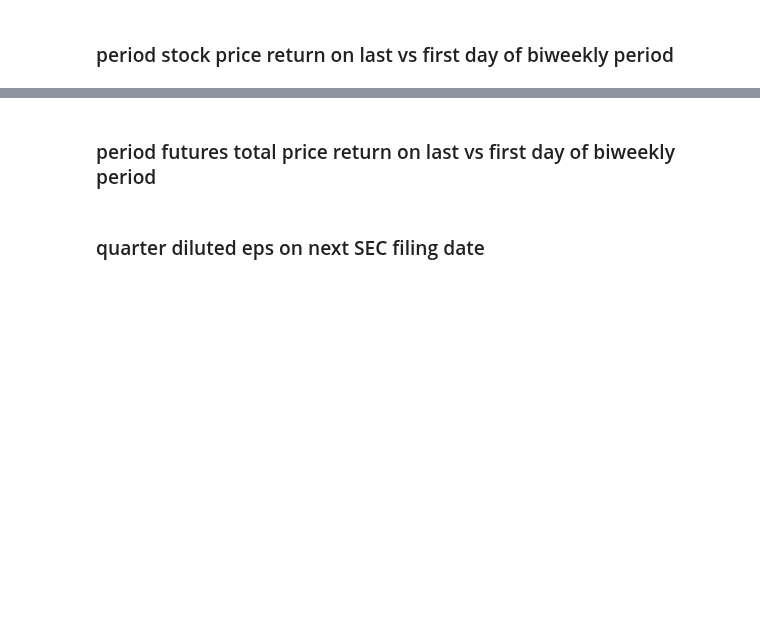
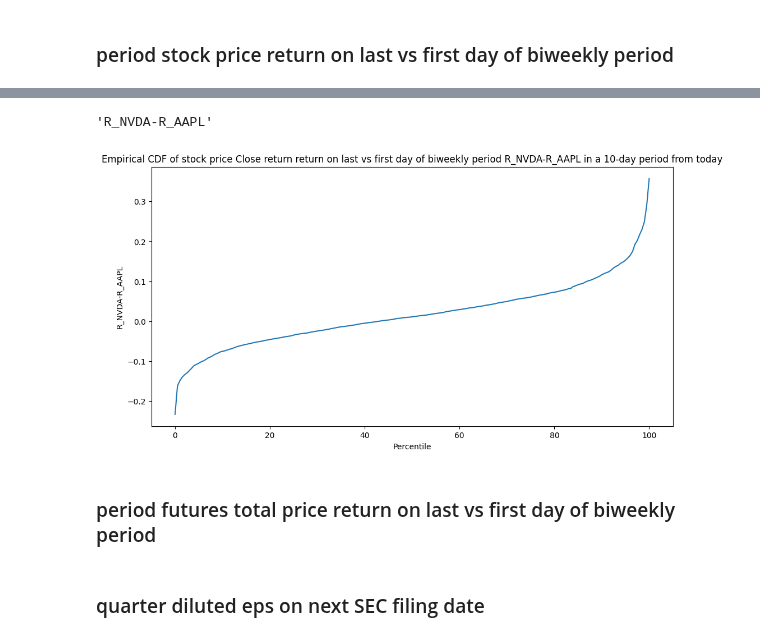
Before and after one commit to catskillsresearch/metac-bot-template, a Jupyter notebook: Explore group question 4.ipynb, the cells around one changed output, grey strips where cells are left out. Cells and saved outputs as stored; diff of their text form; code cells hidden in the pictures; blank space fills up the shorter version.

```diff
--- a/Explore group question 4.ipynb
+++ b/Explore group question 4.ipynb
@@ -179,0 +196,4 @@ title, observable, period_type, period, data
+# %%
+A2 = data[('yahoo','NVDA','price')]['Close'].values
+# %%
+A1 = data[('yahoo','AAPL','price')]['Close'].values
@@ -179,0 +210,10 @@ title, observable, period_type, period, data
+# %%
+start_date, end_date = [datetime.strptime(date_str, "%Y-%m-%d") for date_str in period]
+lookahead = np.busday_count(today.strftime('%Y-%m-%d'), start_date.strftime('%Y-%m-%d'))
+biweekly = 10
+# %%
+underlying = f'R_{ifp['sources'][0][1]}-R_{ifp['sources'][1][1]}'
+# %%
+underlying
+# %% [output]
+'R_NVDA-R_AAPL'
@@ -180,3 +222,12 @@ title, observable, period_type, period, data
+# %%
+rng, forecast = estimate_conditional_diff_percentiles(A1, A2, window=biweekly, gap=lookahead, epsilon=0.5)
+plt.figure(figsize=(12,6))
+plt.plot(rng, forecast);
+plt.ylabel(underlying)
+plt.xlabel('Percentile')
+plt.title(f'Empirical CDF of {observable} {period_type} {underlying} in a 10-day period from today');
+# %% [output]
+[figure, added]
 # %% [markdown]
 ### period futures total price return on last vs first day of biweekly period
 # %%
```
Also changed, not shown: parts of 12 cells of this notebook, 4 other files.
